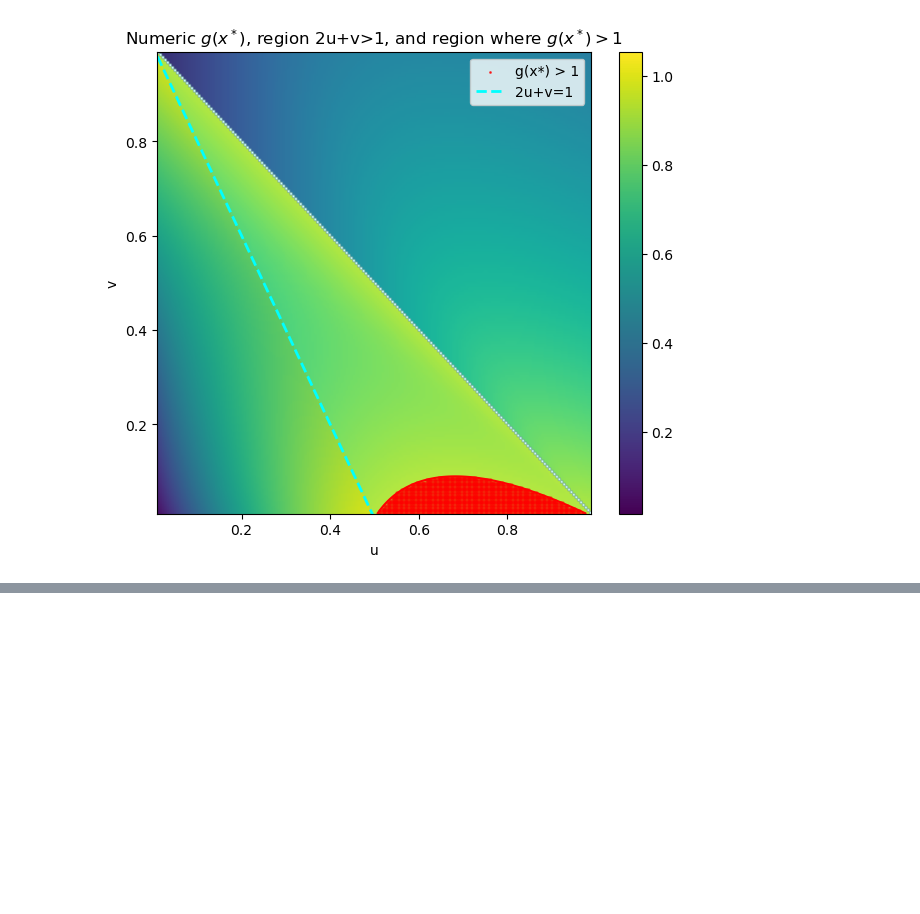
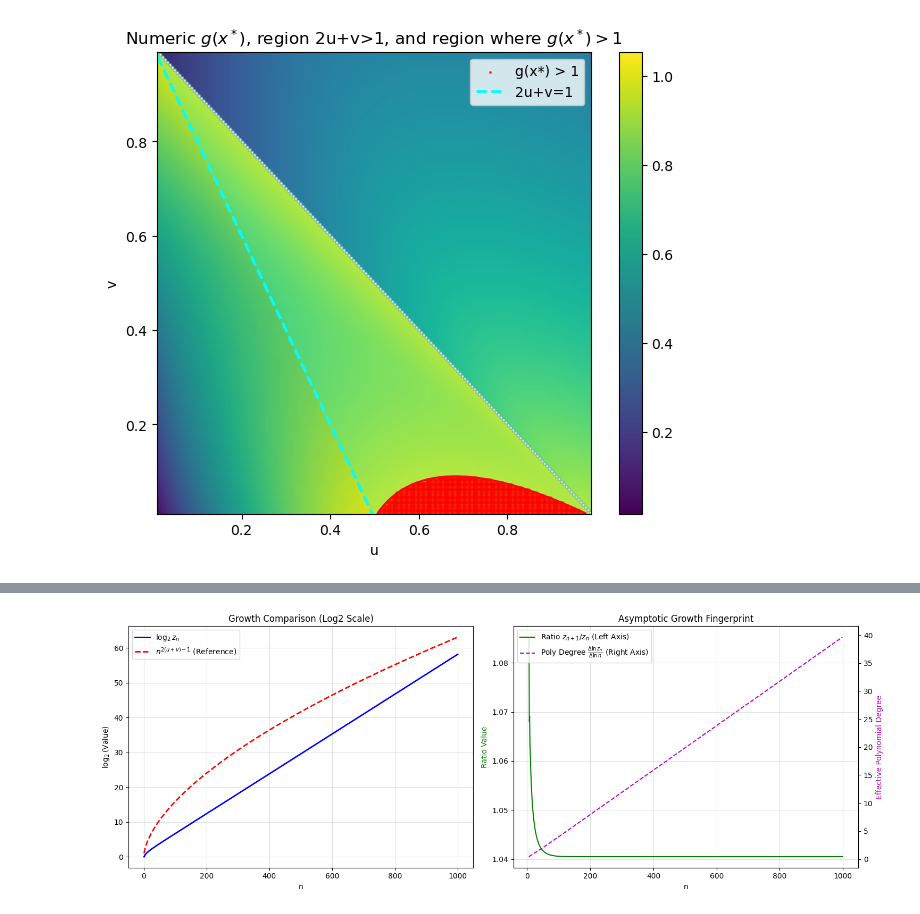
Before and after one commit to mintcd/m2-bezout, a Jupyter notebook: internship/src/local/notebooks/upperbound.ipynb, the cells around one changed output, grey strips where cells are left out. Saved outputs shown, nothing was run; the diff lists cells and outputs as text; code cells hidden in the pictures; blank space fills up the shorter version.

```diff
--- a/internship/src/local/notebooks/upperbound.ipynb
+++ b/internship/src/local/notebooks/upperbound.ipynb
@@ -149,0 +150,79 @@ Points with g(x*)>1 inside 2u+v>1: 875
+# %%
+def compute_zns(u, v, lam, max_n):
+    """
+    Computes the maximum growth boundary of the extended recurrence relation
+    and compares it to the reference function lambda^(n^(2(u+v)-1)).
+    """
+
+    z = np.zeros(max_n + 1)
+    z[1] = 1.0
+    z[2] = 1.0
+
+    constant_term = 1.0 - u - v
+
+    for n in range(1, max_n - 1):
+        quad_sum = sum(z[i] * z[n + 1 - i] for i in range(1, n + 1))
+        linear_sum = sum(z[i] for i in range(1, n + 1))
+        z[n + 2] = ((lam * u / n) * quad_sum) + ((2 * v / n) * linear_sum) + constant_term
+
+    # drop z_0: return z1..z_max_n to avoid using the unused zero index
+    return z[1:]
+
+
+u = 0.5
+v = 0.3
+_lambda = 1.1
+N = 1000
+
+zns = compute_zns(u, v, _lambda, N)
+
+# n corresponding to z1..zN
+n = np.arange(1, len(zns) + 1)
+
+# Safe log2: mask non-positive values to avoid warnings
+log2_z = np.where(zns > 0, np.log2(zns), np.nan)
+
+exponent_power = 2 * (u + v) - 1
+log2_reference = n ** exponent_power
+
+# Check for exponential behavior (safe division)
+denom = zns[:-1]
+ratios = np.where(denom == 0, np.nan, zns[1:] / denom)
+n_ratios = np.arange(1, len(zns))
+
+# Log-Log Slope: use safe logs to avoid warnings on non-positive entries
+log_n = np.log(n_ratios)
+log_z = np.where(zns[1:] > 0, np.log(zns[1:]), np.nan)
+local_poly_degree = np.divide(np.diff(log_z), np.diff(log_n), out=np.full(np.diff(log_z).shape, np.nan), where=np.isfinite(np.diff(log_z)))
+n_slopes = n_ratios[:-1]
+
+fig, (ax1, ax2) = plt.subplots(1, 2, figsize=(15, 5.5))
+
+ax1.plot(n, log2_z, 'b-', linewidth=2, label=r'$\log_2 z_n$')
+ax1.plot(n, log2_reference, 'r--', linewidth=2, label=r'$n^{2(u+v)-1}$ (Reference)')
+ax1.set_xlabel('n')
+ax1.set_ylabel(r'$\log_2(\mathrm{Value})$')
+ax1.set_title('Growth Comparison (Log2 Scale)')
+ax1.legend()
+ax1.grid(True, alpha=0.4)
+
+# Right Plot: Consecutive Term Ratios (Checking for exponential stabilization)
+ax1_twin = ax2.twinx()
+ax2.plot(n_ratios[5:], ratios[5:], 'g-', label=r'Ratio $z_{n+1}/z_n$ (Left Axis)')
+ax1_twin.plot(n_slopes[5:], local_poly_degree[5:], 'm--', label=r'Poly Degree $\frac{\Delta \ln z_n}{\Delta \ln n}$ (Right Axis)')
+
+ax2.set_xlabel('n')
+ax2.set_ylabel('Ratio Value', color='g')
+ax1_twin.set_ylabel('Effective Polynomial Degree', color='m')
+ax2.set_title('Asymptotic Growth Fingerprint')
+
+# Combine legends for the twin axis plot
+lines, labels = ax2.get_legend_handles_labels()
+lines2, labels2 = ax1_twin.get_legend_handles_labels()
+ax2.legend(lines + lines2, labels + labels2, loc='upper left')
+ax2.grid(True, alpha=0.4)
+
+plt.tight_layout()
+plt.show()
+# %% [output]
+[figure, added]
```
Also changed, not shown: parts of 4 cells of this notebook, 9 other files.
